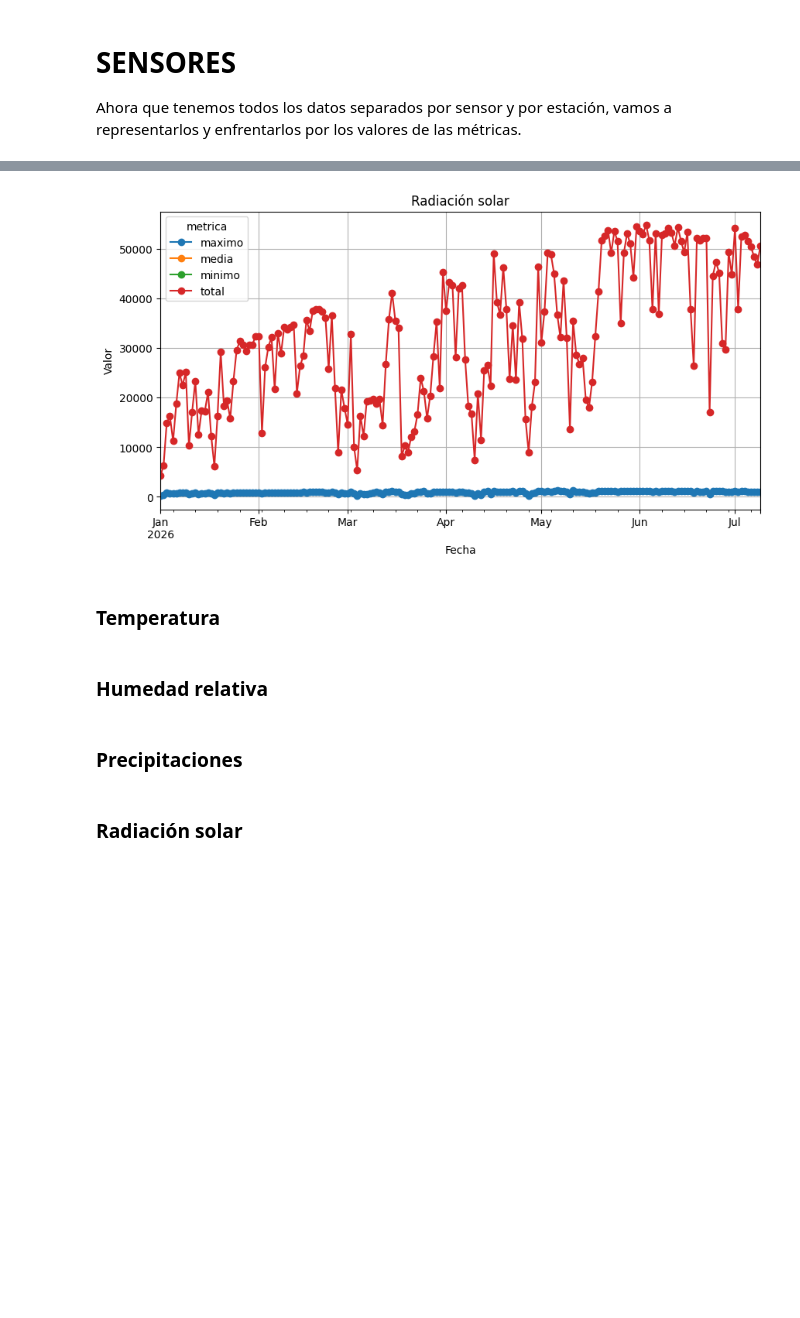
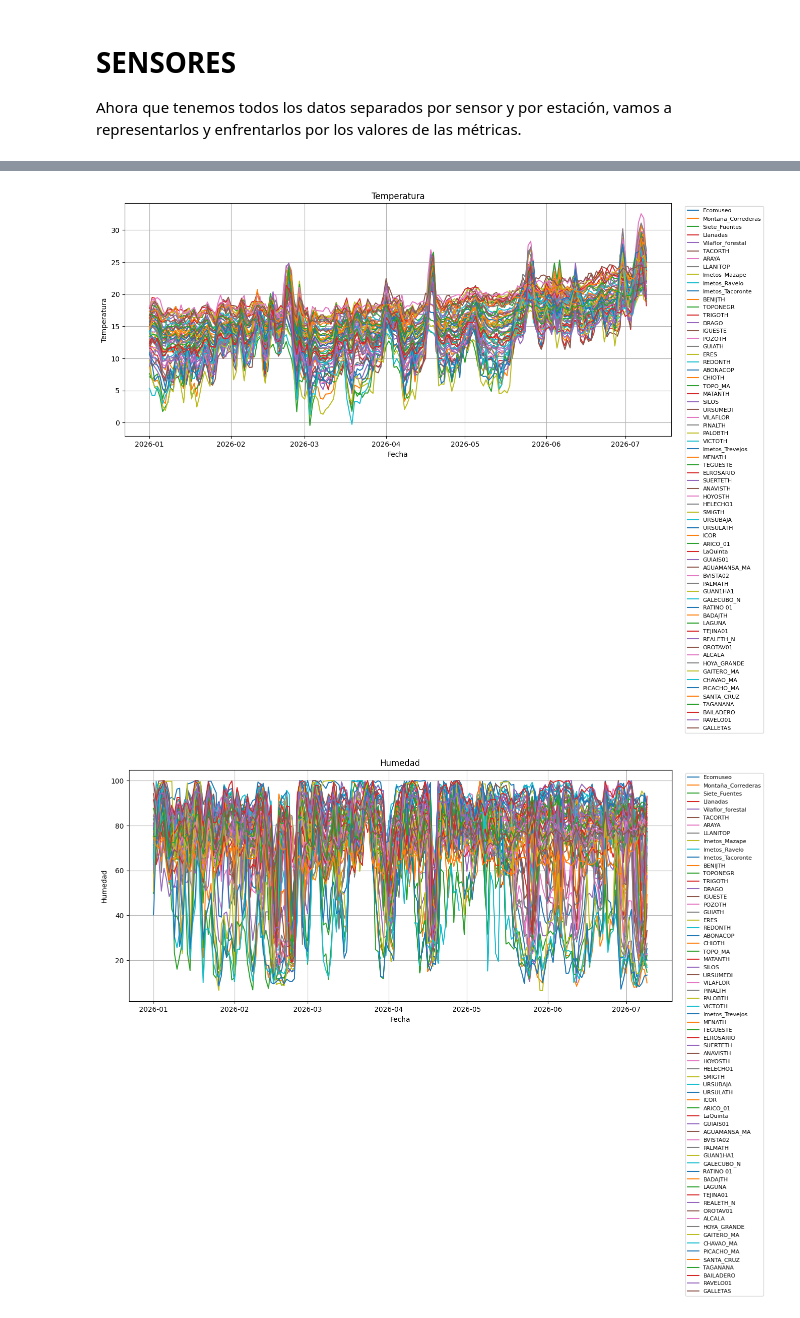
Before and after one commit to ialonsoiturbe/Tenerife-estacion-Ecomuseo, a Jupyter notebook: tenerife_estaciones.ipynb, the cells around one changed output, grey strips where cells are left out. Cells and saved outputs as stored; diff of their text form; code cells hidden in the pictures; blank space fills up the shorter version.

Commit message:
locura de imágenes, son demasiadas estaciones de golpe xdd

```diff
--- a/tenerife_estaciones.ipynb
+++ b/tenerife_estaciones.ipynb
@@ -198,25 +213,27 @@ Ahora que tenemos todos los datos separados por sensor y por estación, vamos a
-# %%
-#Pivoteamos la tabla
-df_rad_plot = df_rad.pivot(
-    index='fecha_observacion',
-    columns='metrica',
-    values='valor'
-)
-
-#Graficamos
-ax = df_rad_plot.plot(figsize=(10,5), marker='o')
-ax.set_ylabel("Valor")
-ax.set_xlabel("Fecha")
-plt.title("Radiación solar")
-plt.grid(True)
-plt.show()
-# %% [output]
-[figure, removed]
-# %% [markdown]
-### Temperatura
-# %% [markdown]
-### Humedad relativa
-# %% [markdown]
-### Precipitaciones
-# %% [markdown]
-### Radiación solar
+# %%
+for nombre, df in {
+    "Temperatura": temp,
+    "Humedad": hum,
+    "Viento": wsp,
+    "Lluvia": rain,
+    "Radiación": rad
+}.items():
+
+    plt.figure(figsize=(14,6))
+
+    for estacion in df.columns:
+        plt.plot(df.index, df[estacion], label=estacion)
+
+    plt.title(nombre)
+    plt.xlabel("Fecha")
+    plt.ylabel(nombre)
+    plt.grid(True)
+
+    # Si tienes muchas estaciones
+    plt.legend(bbox_to_anchor=(1.02, 1), loc="upper left", fontsize=8)
+
+    plt.tight_layout()
+    plt.show()
+# %% [output]
+[figure, added]
+[figure, added]
```
Also changed, not shown: parts of 3 cells of this notebook.
